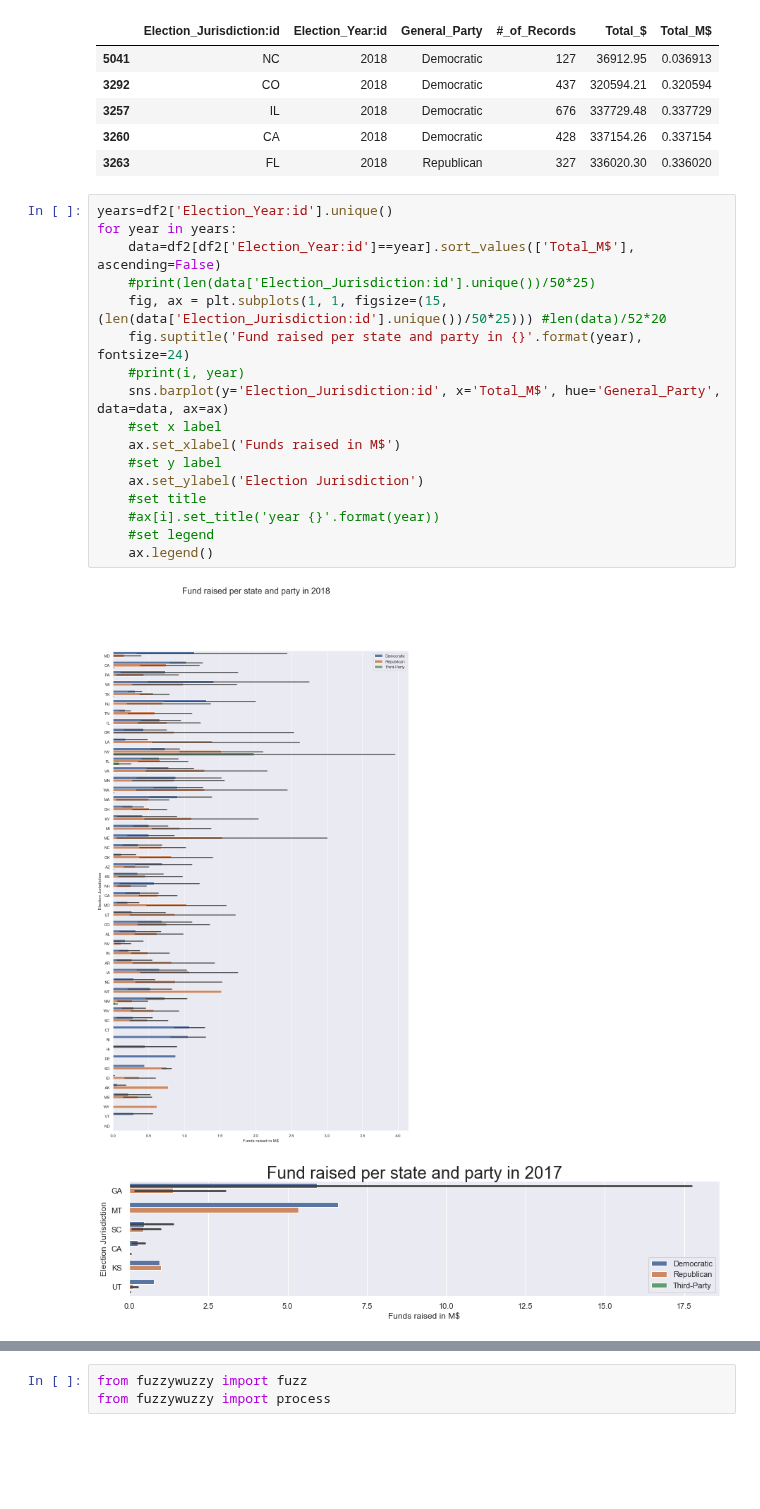
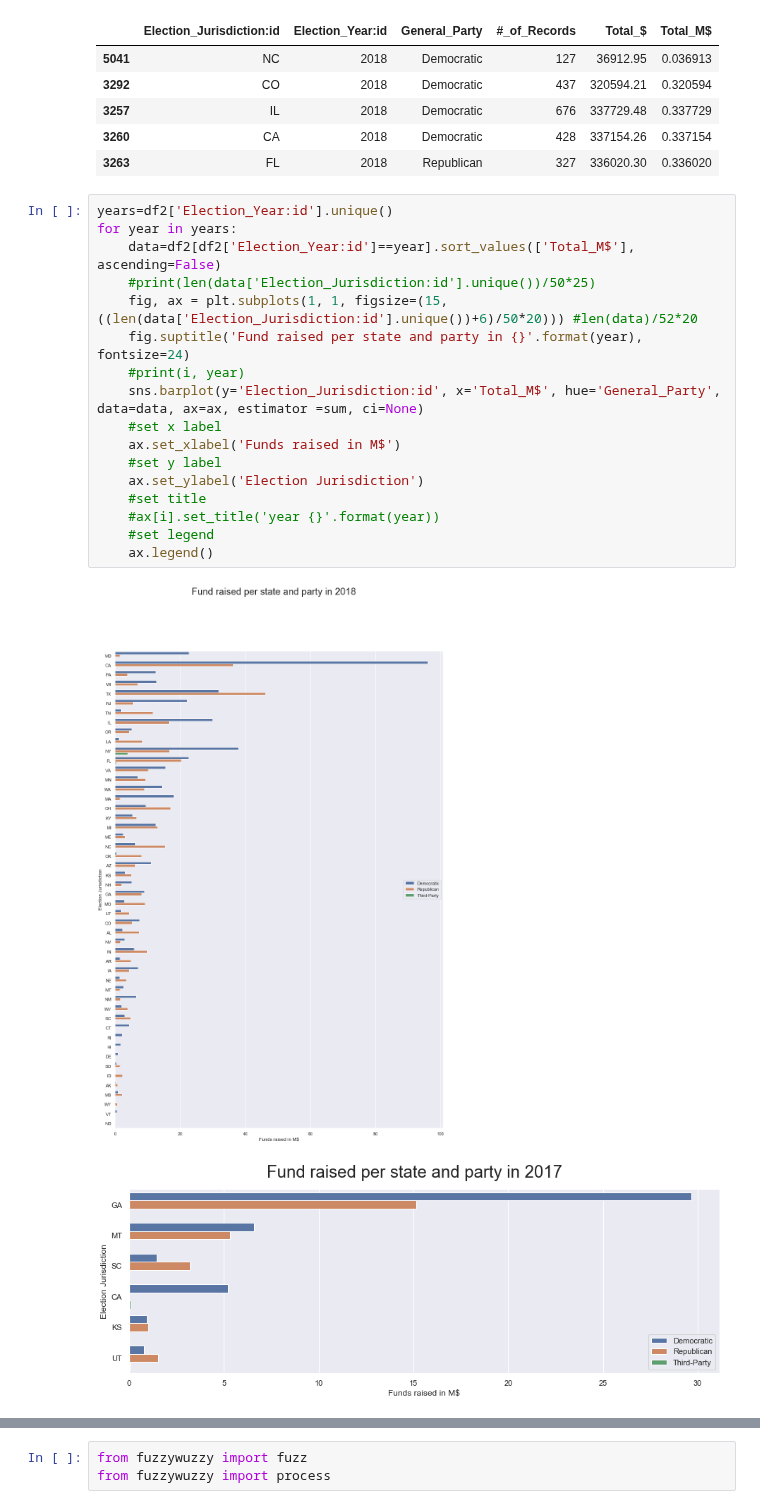
Before and after one commit to pmary/harvard_E-109A_final, a Jupyter notebook: Exploration/Fund_raising.ipynb, the cells around one changed output, grey strips where cells are left out. Drawn from its saved outputs; the diff is of its cells as text; blank space fills up the shorter version.

Commit message:
Update Fund_raising.ipynb
minor graph adjustments

```diff
--- a/Exploration/Fund_raising.ipynb
+++ b/Exploration/Fund_raising.ipynb
@@ -61,20 +61,20 @@ df2.head()
 # %%
 years=df2['Election_Year:id'].unique()
 for year in years:
     data=df2[df2['Election_Year:id']==year].sort_values(['Total_M$'], ascending=False)
     #print(len(data['Election_Jurisdiction:id'].unique())/50*25)
-    fig, ax = plt.subplots(1, 1, figsize=(15, (len(data['Election_Jurisdiction:id'].unique())/50*25))) #len(data)/52*20
+    fig, ax = plt.subplots(1, 1, figsize=(15, ((len(data['Election_Jurisdiction:id'].unique())+6)/50*20))) #len(data)/52*20
     fig.suptitle('Fund raised per state and party in {}'.format(year), fontsize=24)
     #print(i, year)
-    sns.barplot(y='Election_Jurisdiction:id', x='Total_M$', hue='General_Party', data=data, ax=ax)
+    sns.barplot(y='Election_Jurisdiction:id', x='Total_M$', hue='General_Party', data=data, ax=ax, estimator =sum, ci=None)
     #set x label
     ax.set_xlabel('Funds raised in M$')
     #set y label
     ax.set_ylabel('Election Jurisdiction')
     #set title
     #ax[i].set_title('year {}'.format(year))
     #set legend
     ax.legend()
 # %% [output]
-[figure, old version]
+[figure, new version]
-[figure, old version]
+[figure, new version]
```
Also changed, not shown: parts of 1 cell of this notebook.
